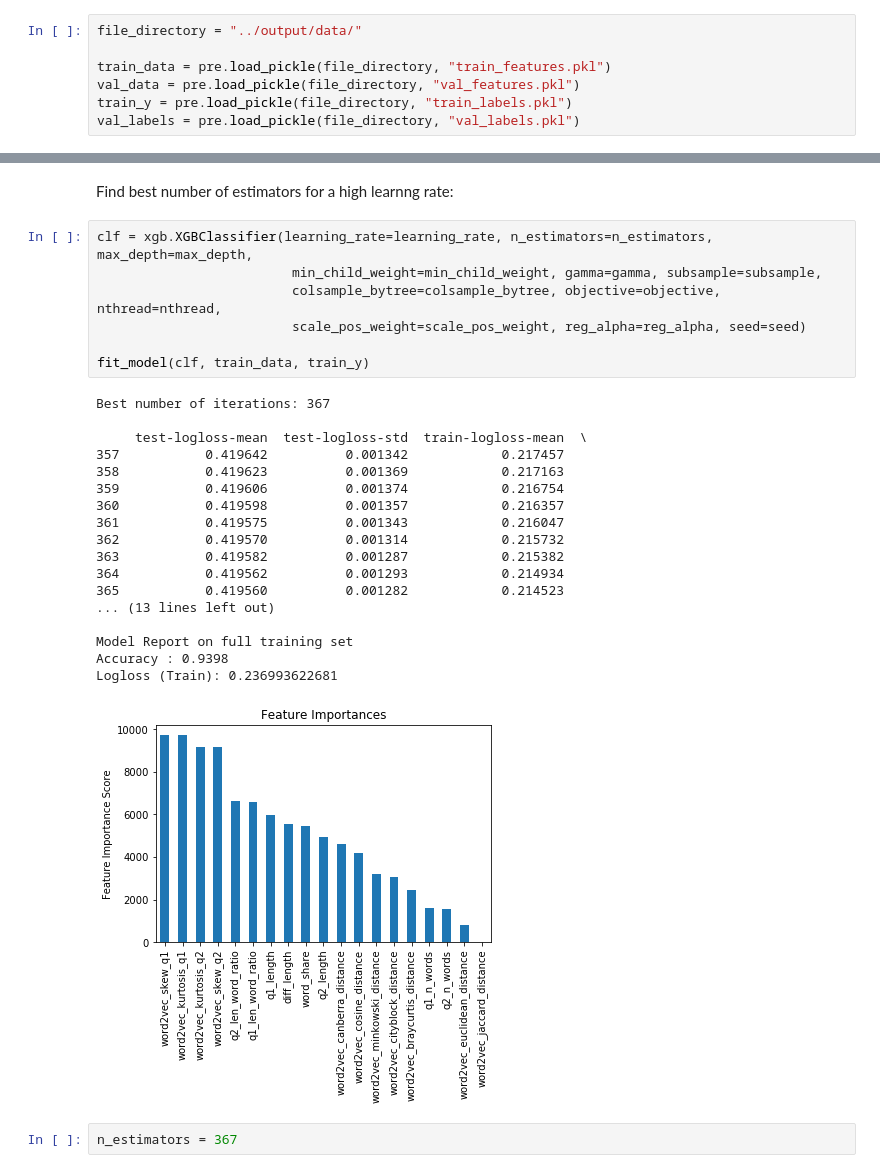
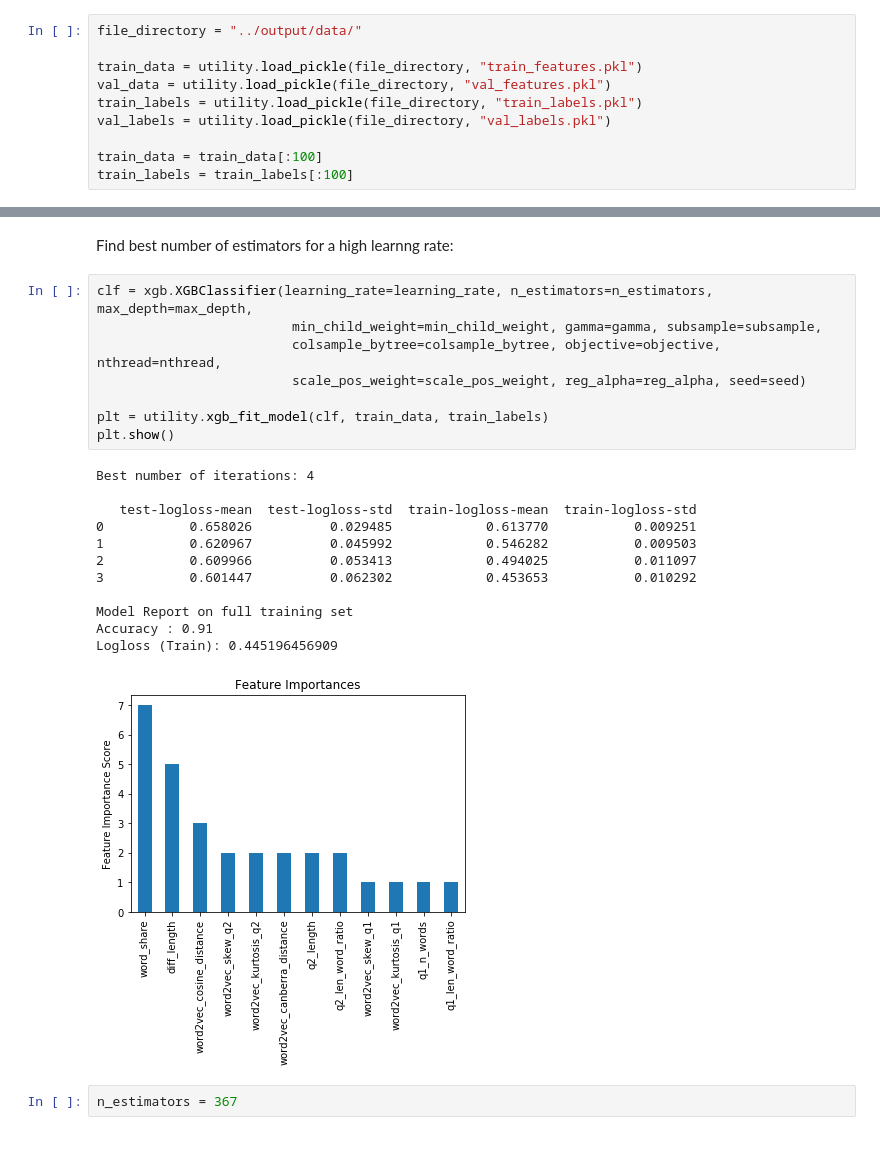
Before and after one commit to schorlem/capstone_project, a Jupyter notebook: notebooks/train_xgboost-01-als.ipynb, the cells around one changed output, grey strips where cells are left out. Cells and saved outputs as stored; diff of their text form; blank space fills up the shorter version.

```diff
--- a/notebooks/train_xgboost-01-als.ipynb
+++ b/notebooks/train_xgboost-01-als.ipynb
@@ -24,7 +20,10 @@ Load the data:
 # %%
 file_directory = "../output/data/"
 
-train_data = pre.load_pickle(file_directory, "train_features.pkl")
-val_data = pre.load_pickle(file_directory, "val_features.pkl")
-train_y = pre.load_pickle(file_directory, "train_labels.pkl")
-val_labels = pre.load_pickle(file_directory, "val_labels.pkl")
+train_data = utility.load_pickle(file_directory, "train_features.pkl")
+val_data = utility.load_pickle(file_directory, "val_features.pkl")
+train_labels = utility.load_pickle(file_directory, "train_labels.pkl")
+val_labels = utility.load_pickle(file_directory, "val_labels.pkl")
+
+train_data = train_data[:100]
+train_labels = train_labels[:100]
@@ -90,29 +47,24 @@ Find best number of estimators for a high learnng rate:
 # %%
 clf = xgb.XGBClassifier(learning_rate=learning_rate, n_estimators=n_estimators, max_depth=max_depth,
                          min_child_weight=min_child_weight, gamma=gamma, subsample=subsample,
                          colsample_bytree=colsample_bytree, objective=objective, nthread=nthread,
                          scale_pos_weight=scale_pos_weight, reg_alpha=reg_alpha, seed=seed)
 
-fit_model(clf, train_data, train_y)
+plt = utility.xgb_fit_model(clf, train_data, train_labels)
+plt.show()
 # %% [output]
-Best number of iterations: 367
+Best number of iterations: 4
 
-     test-logloss-mean  test-logloss-std  train-logloss-mean  \
-357           0.419642          0.001342            0.217457
-358           0.419623          0.001369            0.217163
-359           0.419606          0.001374            0.216754
-360           0.419598          0.001357            0.216357
-361           0.419575          0.001343            0.216047
-362           0.419570          0.001314            0.215732
-363           0.419582          0.001287            0.215382
-364           0.419562          0.001293            0.214934
-365           0.419560          0.001282            0.214523
-... (13 lines left out)
+   test-logloss-mean  test-logloss-std  train-logloss-mean  train-logloss-std
+0           0.658026          0.029485            0.613770           0.009251
+1           0.620967          0.045992            0.546282           0.009503
+2           0.609966          0.053413            0.494025           0.011097
+3           0.601447          0.062302            0.453653           0.010292
 
 Model Report on full training set
-Accuracy : 0.9398
-Logloss (Train): 0.236993622681
+Accuracy : 0.91
+Logloss (Train): 0.445196456909
-[figure, old version]
+[figure, new version]
 # %%
 n_estimators = 367
 # %%
```
Also changed, not shown: parts of 15 cells of this notebook, 6 other files.
